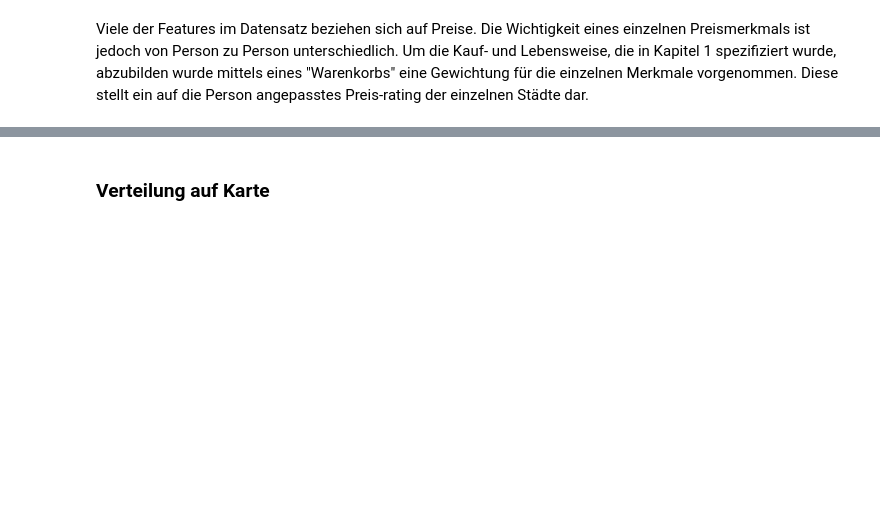
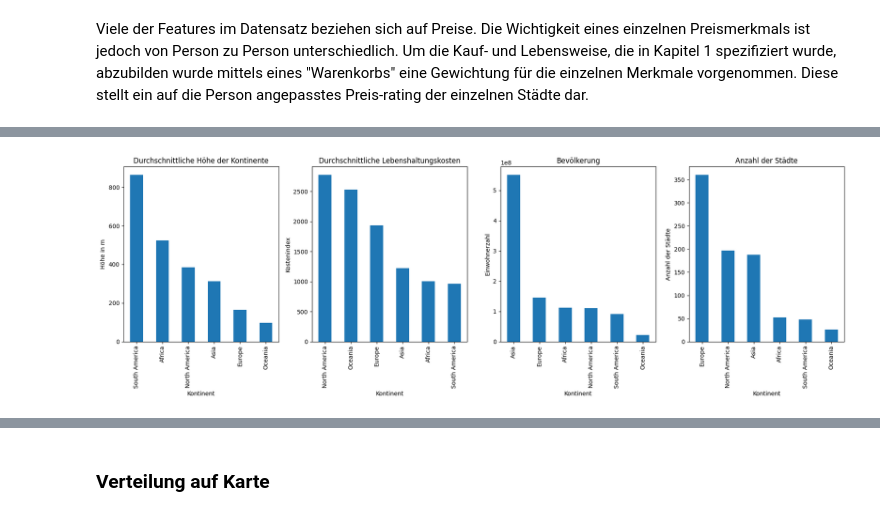
Before and after one commit to GehriJan/data-science-exam, a Jupyter notebook: data_science_exam.ipynb, the cells around one changed output, grey strips where cells are left out. Drawn from its saved outputs; the diff is of its cells as text; code cells hidden in the pictures; blank space fills up the shorter version.

```diff
--- a/data_science_exam.ipynb
+++ b/data_science_exam.ipynb
@@ -672,0 +428,27 @@ plot_plt(ax)
+# %%
+fig, axes = plt.subplots(1, 4, figsize=(18, 6), sharey=False)
+
+# Diagramm 1: Durchschnittliche Höhe der Kontinente
+df.groupby("continent")["elevation"].mean().sort_values(ascending=False).plot(
+    kind="bar", ax=axes[0], title="Durchschnittliche Höhe der Kontinente", ylabel="Höhe in m", xlabel="Kontinent"
+)
+
+# Diagramm 2: Durchschnittliche Lebenshaltungskosten nach Kontinent
+df.groupby("continent")["weighted_basket"].mean().sort_values(ascending=False).plot(
+    kind="bar", ax=axes[1], title="Durchschnittliche Lebenshaltungskosten", ylabel="Kostenindex", xlabel="Kontinent"
+)
+
+# Diagramm 3: Bevölkerung nach Kontinent
+df.groupby("continent")["population"].sum().sort_values(ascending=False).plot(
+    kind="bar", ax=axes[2], title="Bevölkerung", ylabel="Einwohnerzahl", xlabel="Kontinent"
+)
+
+# Diagramm 4: Zahl der Städte nach Kontinent
+df.groupby("continent")["city"].count().sort_values(ascending=False).plot(
+    kind="bar", ax=axes[3], title="Anzahl der Städte", ylabel="Anzahl der Städte", xlabel="Kontinent"
+)
+
+plt.tight_layout()
+plt.show()
+# %% [output]
+[figure, added]
```
Also changed, not shown: parts of 42 cells of this notebook, 4 other files.
